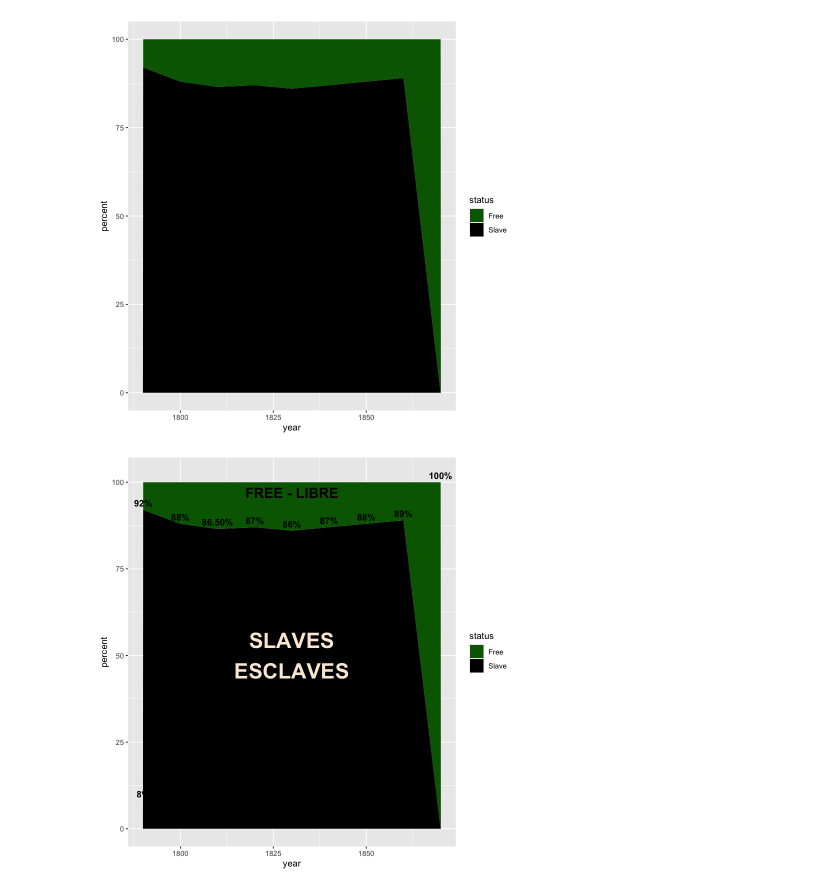
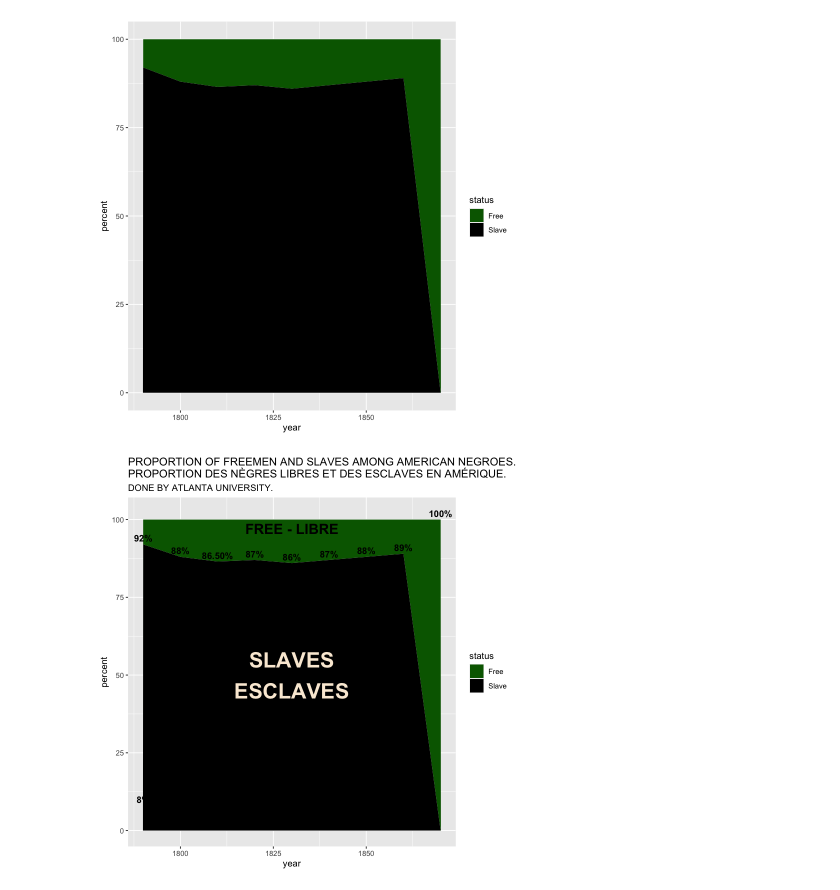
Before and after one commit to ehestir/Du-Bois-STEM, a Jupyter notebook: r_emancipation_dubois.ipynb, the cells around one changed output. Saved outputs shown, nothing was run; the diff lists cells and outputs as text; code cells hidden in the pictures.

Commit message:
emanc update

```diff
--- a/r_emancipation_dubois.ipynb
+++ b/r_emancipation_dubois.ipynb
@@ -37,7 +37,7 @@
 #library(extrafont)
 library(ggplot2)
 # %%
-d_emancipation_dubois <- read.csv("https://raw.githubusercontent.com/HigherEdData/Du-Bois-STEM/refs/heads/main/data/d_emancipation_dubois.csv")
+d_emancipation_dubois <- read.csv("data/d2_emancipation_dubois.csv")
 # %%
 d_emancipation_dubois
 # %% [output]
@@ -79,23 +184,27 @@ ggplot(d_emancipation_dubois, aes(x = year, y = percent, fill = status)) +
 # %%
 ggplot(d_emancipation_dubois, aes(x = year, y = percent, fill = status))  +
   geom_area() +
     scale_fill_manual(values = c("darkgreen", "black")) +
   annotate(
     "text",
     label = c("SLAVES\nESCLAVES", "FREE - LIBRE"),
     color = c("antiquewhite", "black"),
     size = c(9, 6),
     x = 1830,
     y = c(50, 97),
     fontface = "bold"
   ) +
 geom_text(
   aes(
     y = percent+2,
     label = paste0(label),
     fontface = "bold"
   ),
   nudge_y = 0.02
-)
+) +
+  labs(
+    title = "PROPORTION OF FREEMEN AND SLAVES AMONG AMERICAN NEGROES.\nPROPORTION DES NÈGRES LIBRES ET DES ESCLAVES EN AMÉRIQUE.",
+    subtitle = "DONE BY ATLANTA UNIVERSITY."
+  )
 # %% [output]
-[figure, old version]
+[figure, new version]
```
Also changed, not shown: parts of 14 cells of this notebook.
